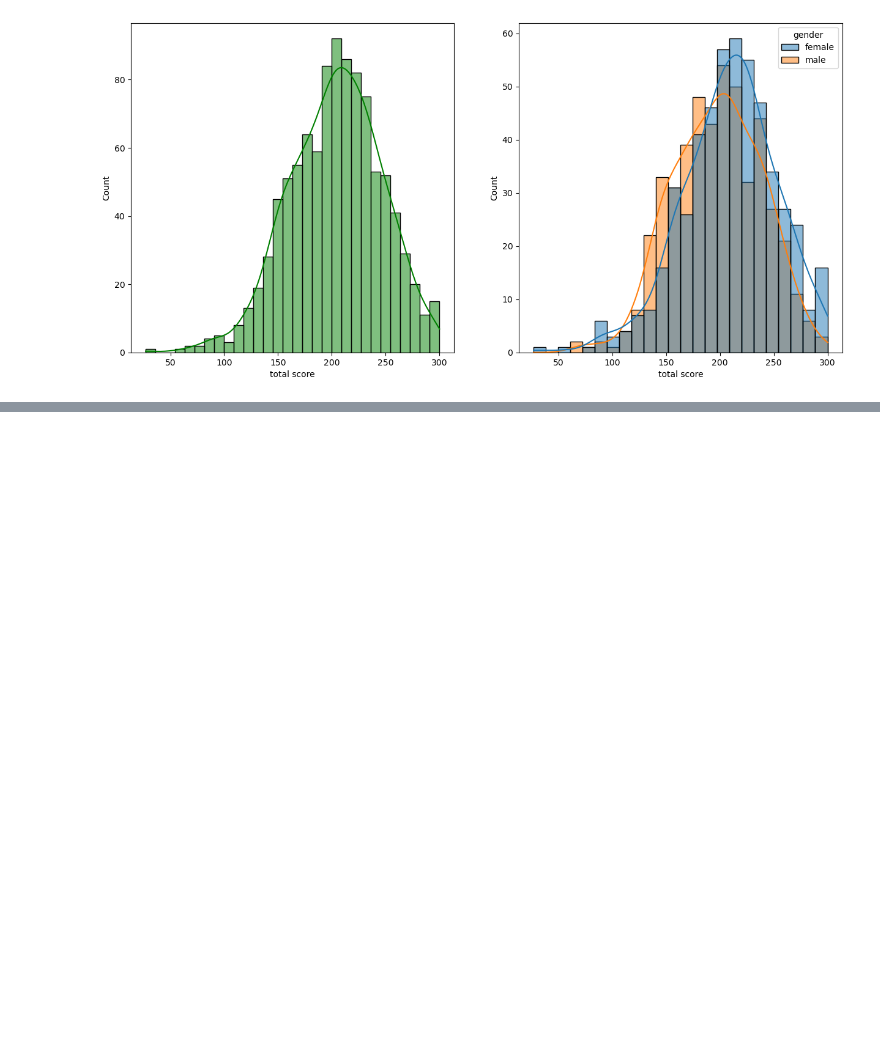
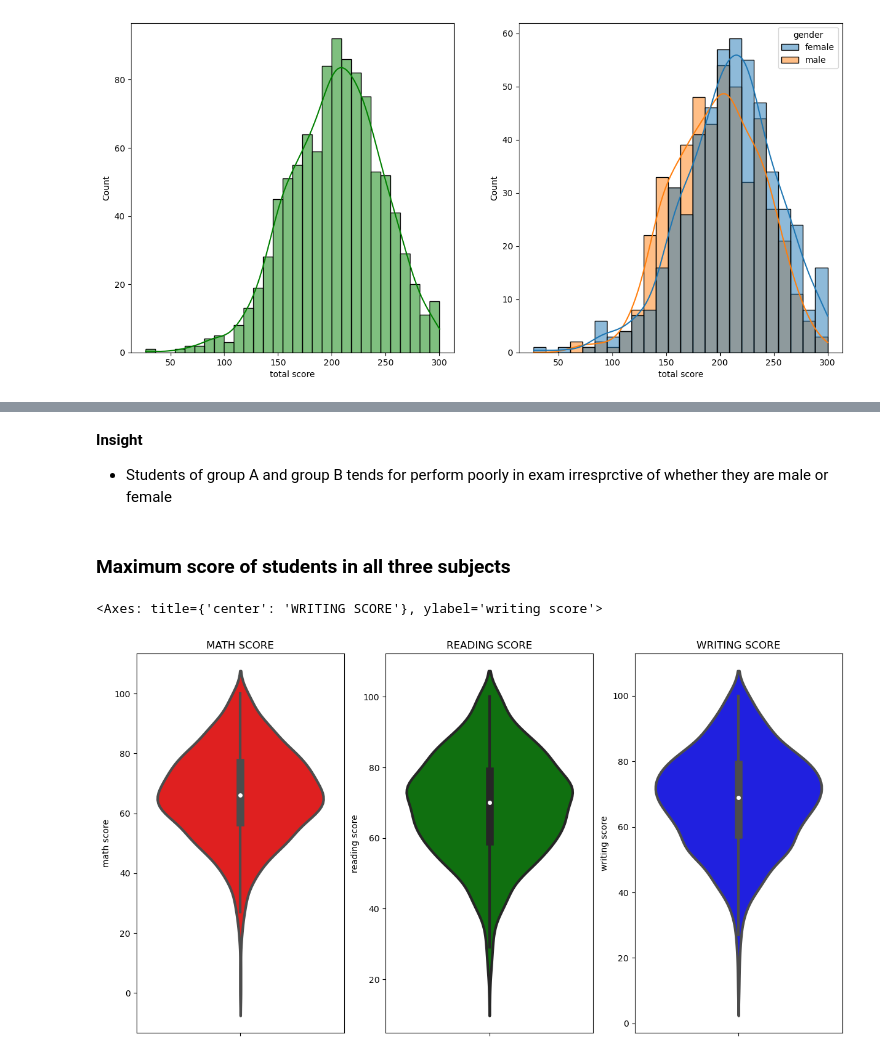
Before and after one commit to MohammedFarzin/mlproject, a Jupyter notebook: notebook/EDA.ipynb, the cells around one changed output, grey strips where cells are left out. Cells and saved outputs as stored; diff of their text form; code cells hidden in the pictures; blank space fills up the shorter version.

```diff
--- a/notebook/EDA.ipynb
+++ b/notebook/EDA.ipynb
@@ -242,0 +297,20 @@ sns.histplot(data=df, x='total score', kde=True, hue='gender')
+# %% [markdown]
+**Insight**
+
+- Students of group A and group B tends for perform poorly in exam irresprctive of whether they are male or female
+# %% [markdown]
+### Maximum score of students in all three subjects
+# %%
+plt.figure(figsize=(20,8))
+plt.subplot(1, 4, 1)
+plt.title('MATH SCORE')
+sns.violinplot(y='math score', data=df, color='red', linewidth=3)
+plt.subplot(1, 4, 2)
+plt.title('READING SCORE')
+sns.violinplot(y='reading score', data=df, color='green', linewidth=3)
+plt.subplot(1, 4, 3)
+plt.title('WRITING SCORE')
+sns.violinplot(y='writing score', data=df, color='blue', linewidth=3)
+# %% [output]
+<Axes: title={'center': 'WRITING SCORE'}, ylabel='writing score'>
+[figure, added]
```
Also changed, not shown: parts of 17 cells of this notebook.
